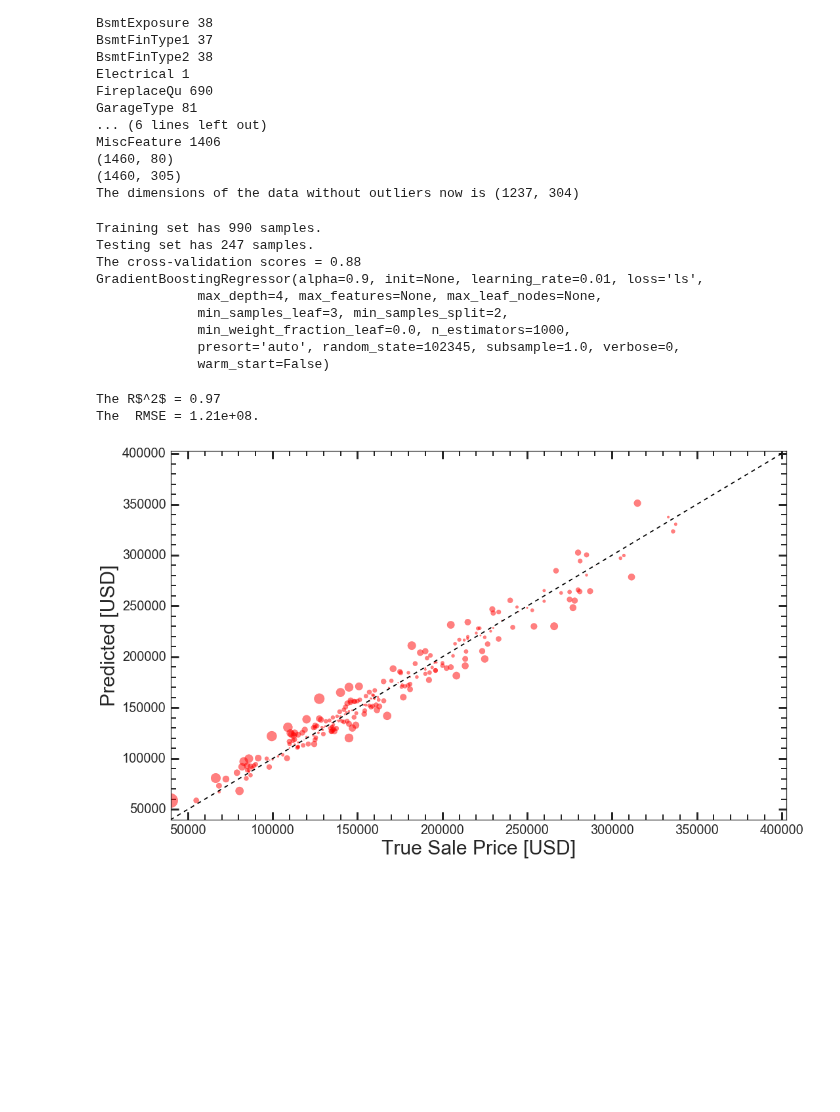
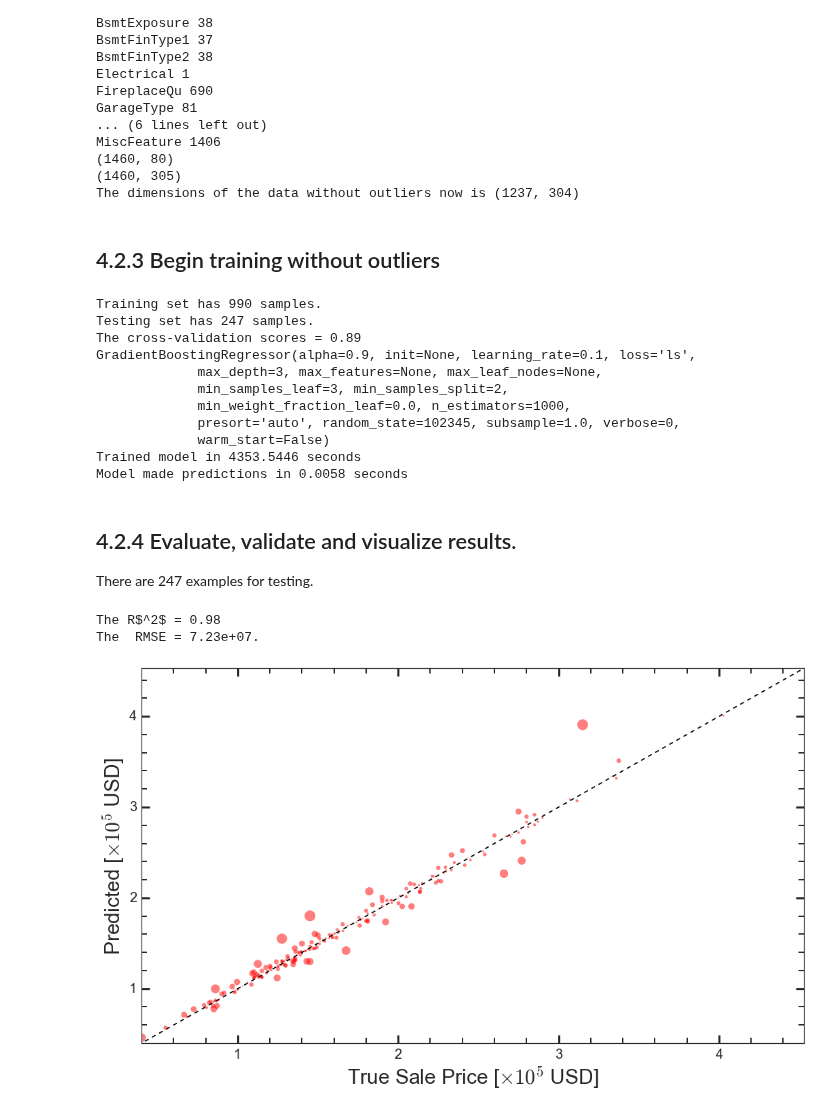
Before and after one commit to gmsardane/Predicting-Ames-Housing-Prices, a Jupyter notebook: Training_Whole_Features_Set_GBT.ipynb, the cells around one changed output. Drawn from its saved outputs; the diff is of its cells as text; code cells hidden in the pictures; blank space fills up the shorter version.

```diff
--- a/Training_Whole_Features_Set_GBT.ipynb
+++ b/Training_Whole_Features_Set_GBT.ipynb
@@ -201,16 +235,17 @@ The  RMSE = 5.23e+08.
 # %%
+plt.rcParams["figure.figsize"] = fig_size
 sns.set_style("ticks", {"xtick.major.size": 8, "ytick.major.size": 8})
 sns.set_style({"xtick.direction": "in","ytick.direction": "in"})
-plt.scatter(y_test, pred, alpha = 0.5, s = 1000*np.abs(y_test-pred)/y_test, color = 'red')
-plt.xlabel("True Sale Price [USD]", fontsize = 30);
-plt.ylabel(r"Predicted [USD]", fontsize = 30);
+plt.scatter(y_test/1e5, pred/1e5, alpha = 0.5, s = 1000*np.abs(y_test-pred)/y_test, color = 'red')
+plt.xlabel(r"True Sale Price [$\times 10^{5} $ USD]", fontsize = 30);
+plt.ylabel(r"Predicted [$\times 10^{5} $ USD]", fontsize = 30);
 plt.minorticks_on()
 plt.tight_layout()
-plt.plot(np.arange(0,1000000, 100000), np.arange(0,1000000, 100000), 'k--')
+plt.plot(np.arange(0,10, 1), np.arange(0,10, 1), 'k--')
 plt.tick_params('both', length=8, width=2, which='minor');
 plt.tick_params('both', length=12, width=3, which='major');
-plt.xlim(min([min(y_test), min(pred)]), max([max(y_test), max(pred)]))
-plt.ylim(min([min(y_test), min(pred)]), max([max(y_test), max(pred)]))
+plt.xlim(min([min(y_test/1e5), min(pred/1e5)])-0.5, max([max(y_test/1e5), max(pred)/1e5])+0.5)
+plt.ylim(min([min(y_test/1e5), min(pred/1e5)])-0.5, max([max(y_test/1e5), max(pred)/1e5])+0.5)
 plt.xticks(fontsize=20)
 plt.yticks(fontsize=20)
 plt.savefig("FinalModel_linear_all.pdf")
@@ -335,44 +378,61 @@ MiscFeature 1406
 (1460, 80)
 (1460, 305)
 The dimensions of the data without outliers now is (1237, 304)
+# %% [markdown]
+## 4.2.3 Begin training without outliers
 # %%
 X_train_good, X_test_good, y_train_good, y_test_good = create_sets(good_data_X, good_data_y)
+
+from time import time
+start = time()
 reg_good = fit_model(X_train_good, y_train_good, n_estimators=1000, min_samples_leaf = 1, min_samples_split = 10)
+end = time()
+print "Trained model in {:.4f} seconds".format(end-start)
+
+start = time()
 pred_good = reg_good.predict(X_test_good)
+end = time()
+print "Model made predictions in {:.4f} seconds".format(end-start)
 # %% [output]
 Training set has 990 samples.
 Testing set has 247 samples.
-The cross-validation scores = 0.88
-GradientBoostingRegressor(alpha=0.9, init=None, learning_rate=0.01, loss='ls',
-             max_depth=4, max_features=None, max_leaf_nodes=None,
+The cross-validation scores = 0.89
+GradientBoostingRegressor(alpha=0.9, init=None, learning_rate=0.1, loss='ls',
+             max_depth=3, max_features=None, max_leaf_nodes=None,
              min_samples_leaf=3, min_samples_split=2,
              min_weight_fraction_leaf=0.0, n_estimators=1000,
              presort='auto', random_state=102345, subsample=1.0, verbose=0,
              warm_start=False)
+Trained model in 4353.5446 seconds
+Model made predictions in 0.0058 seconds
+# %% [markdown]
+## 4.2.4 Evaluate, validate and visualize results.
+
+There are 247 examples for testing.
 # %%
 print 'The R$^2$ = {:.2f}'.format(r2_score(pred_good, y_test_good))
 print 'The  RMSE = {:.2e}.'.format(mean_squared_error(pred_good, y_test_good))
 # %% [output]
-The R$^2$ = 0.97
-The  RMSE = 1.21e+08.
+The R$^2$ = 0.98
+The  RMSE = 7.23e+07.
 # %%
 sns.set_style("ticks", {"xtick.major.size": 8, "ytick.major.size": 8})
 sns.set_style({"xtick.direction": "in","ytick.direction": "in"})
-plt.scatter(y_test_good, pred_good, alpha = 0.5, s = 1000*np.abs(y_test_good-pred_good)/y_test_good, color = 'red')
-plt.xlabel("True Sale Price [USD]", fontsize = 30);
-plt.ylabel(r"Predicted [USD]", fontsize = 30);
+plt.scatter(y_test_good/1e5, pred_good/1e5, alpha = 0.5, s = 1000*np.abs(y_test_good-pred_good)/y_test_good, color = 'red')
+plt.xlabel(r"True Sale Price [$\times 10^{5} $ USD]", fontsize = 30);
+plt.ylabel(r"Predicted [$\times 10^{5} $ USD]", fontsize = 30);
 plt.minorticks_on()
 plt.tight_layout()
-plt.plot(np.arange(0,1000000, 100000), np.arange(0,1000000, 100000), 'k--')
+plt.plot(np.arange(0,10, 1), np.arange(0,10, 1), 'k--')
 plt.tick_params('both', length=8, width=2, which='minor');
 plt.tick_params('both', length=12, width=3, which='major');
-plt.xlim(min([min(y_test_good), min(pred)]), max([max(y_test_good), max(pred_good)]))
-plt.ylim(min([min(y_test_good), min(pred)]), max([max(y_test_good), max(pred_good)]))
+plt.xlim(min([min(y_test_good), min(pred)])/1e5, max([max(y_test_good)-0.5, max(pred_good)])/1e5+0.5)
+plt.ylim(min([min(y_test_good), min(pred)])/1e5, max([max(y_test_good)-0.5, max(pred_good)])/1e5+0.5)
 plt.xticks(fontsize=20)
 plt.yticks(fontsize=20)
 plt.savefig("FinalModel_linear_all.pdf")
 # %% [output]
-[figure, old version]
+[figure, new version]
 # %%
 diff_good = (y_test_good - pred_good)/y_test_good*100.
 sns.distplot(diff_good, bins=20, color='g', hist_kws={"histtype": "stepfilled", "linewidth": 4,
```
Also changed, not shown: parts of 31 cells of this notebook.
